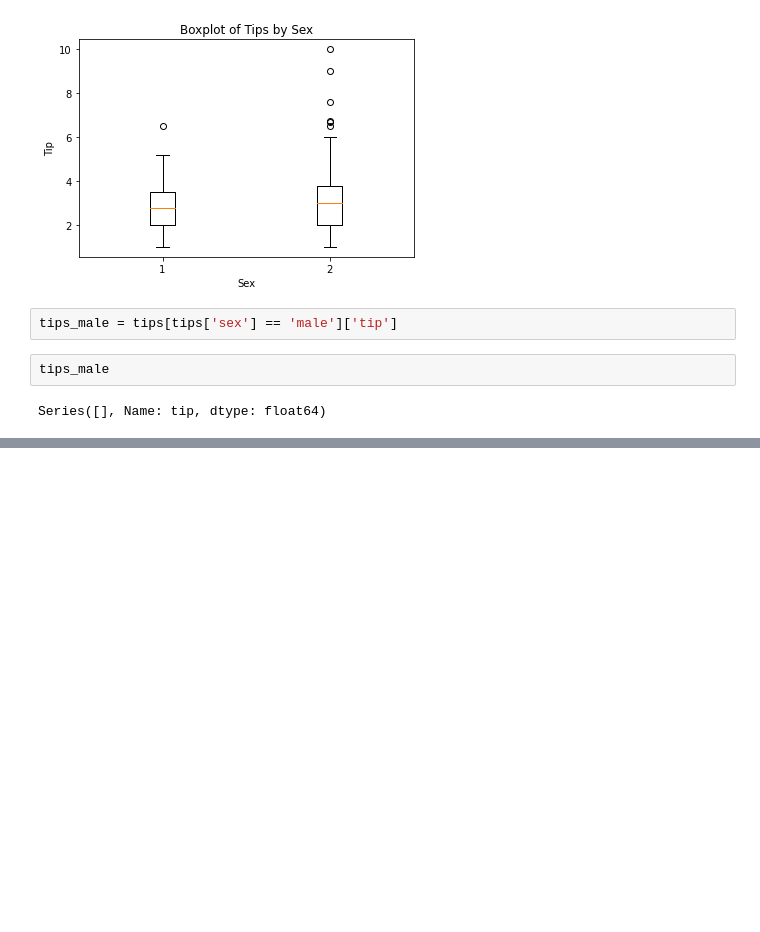
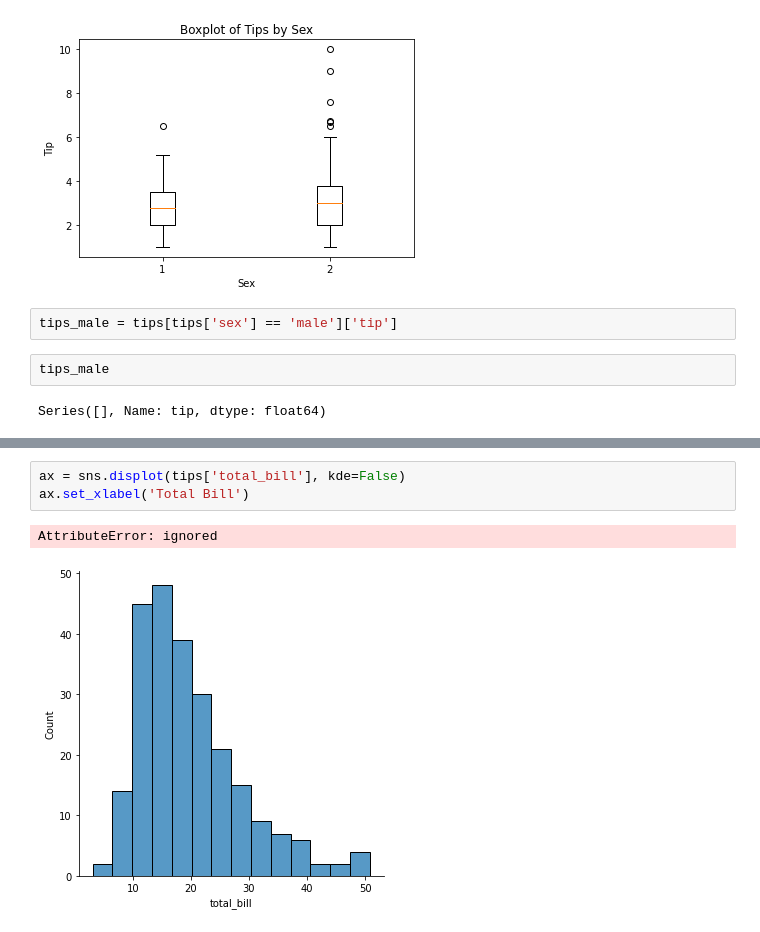
Before and after one commit to countifs/fork-doit_pandas, a Jupyter notebook: practice/04. 그래프 그리기.ipynb, the cells around one changed output, grey strips where cells are left out. Saved outputs shown, nothing was run; the diff lists cells and outputs as text; blank space fills up the shorter version.

```diff
--- a/practice/04. 그래프 그리기.ipynb
+++ b/practice/04. 그래프 그리기.ipynb
@@ -269,0 +283,6 @@ Series([], Name: tip, dtype: float64)
+# %%
+ax = sns.displot(tips['total_bill'], kde=False)
+ax.set_xlabel('Total Bill')
+# %% [output]
+AttributeError: ignored
+[figure, added]
```
Also changed, not shown: parts of 4 cells of this notebook.
